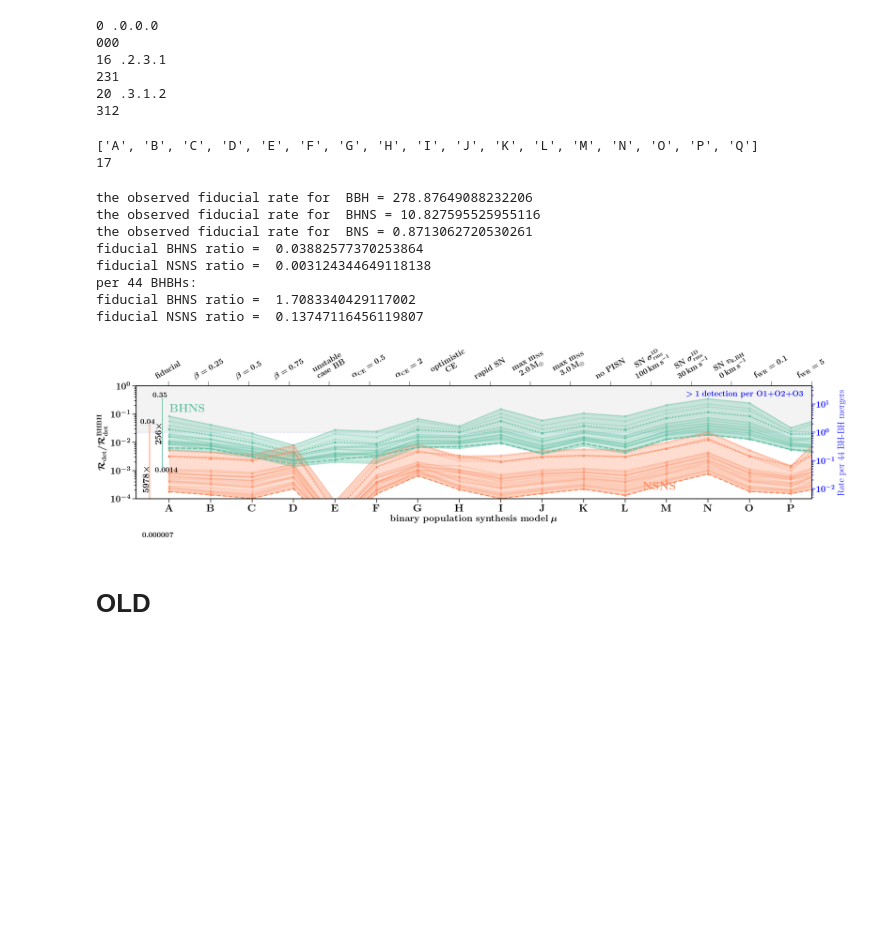
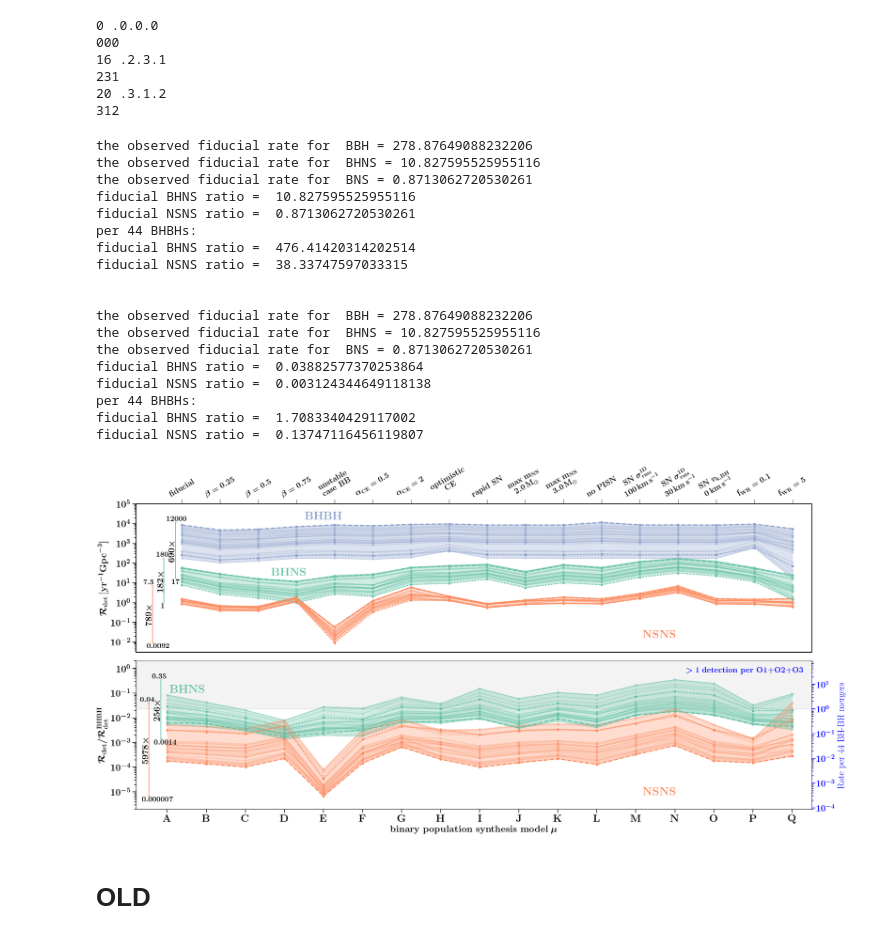
Before and after one commit to FloorBroekgaarden/Double-Compact-Object-Mergers, a Jupyter notebook: plottingCode/Fig_3/make_figure_3.ipynb, the cells around one changed output. Cells and saved outputs as stored; diff of their text form; code cells hidden in the pictures; blank space fills up the shorter version.

```diff
--- a/plottingCode/Fig_3/make_figure_3.ipynb
+++ b/plottingCode/Fig_3/make_figure_3.ipynb
@@ -699,46 +713,57 @@ def plot_rates(axe=None, whichRate='intrinsic', ylims=[0,1]):
 
 
     return
-# %%
-print(BPSnameslist)
-print(nModels)
-# %% [output]
-['A', 'B', 'C', 'D', 'E', 'F', 'G', 'H', 'I', 'J', 'K', 'L', 'M', 'N', 'O', 'P', 'Q']
-17
 # %%
 ncols=1
-nrows=1
-f, axe= plt.subplots(ncols=ncols,nrows=nrows,figsize=(28,8))
+nrows=2
+f, axe= plt.subplots(ncols=ncols,nrows=nrows,figsize=(28,14))
 
 
 
+whichRate='observed'
+ylims =[0.0031,1E5]
+plot_rates(axe=axe[0], whichRate=whichRate, ylims=ylims)
+
+
+print()
+print()
+
 background = True
-whichRate='observed'
-ylims =[0.0001,1]
-plot_rates_ratio(axe=axe, whichRate=whichRate, ylims=ylims)
+ylims =[0.000002,2]
+plot_rates_ratio(axe=axe[1], whichRate=whichRate, ylims=ylims)
 
 
 plt.tight_layout()
 plt.subplots_adjust(wspace=0, hspace=0.06)#2)
 if background==False:
     plt.savefig('./Rates_' +whichRate + '_ratio.png', dpi=300, transparent=False)#,\
     plt.savefig('./Rates_' +whichRate + '_ratio.pdf')#,\
 else:
     plt.savefig('./Rates_' +whichRate + '_ratio_bckground.png', dpi=300, transparent=False)#,\
     plt.savefig('./Rates_' +whichRate + '_ratio_bckground.pdf')#,\
 plt.show()
 
 plt.close()
 # %% [output]
+the observed fiducial rate for  BBH = 278.87649088232206
+the observed fiducial rate for  BHNS = 10.827595525955116
+the observed fiducial rate for  BNS = 0.8713062720530261
+fiducial BHNS ratio =  10.827595525955116
+fiducial NSNS ratio =  0.8713062720530261
+per 44 BHBHs:
+fiducial BHNS ratio =  476.41420314202514
+fiducial NSNS ratio =  38.33747597033315
+
+
 the observed fiducial rate for  BBH = 278.87649088232206
 the observed fiducial rate for  BHNS = 10.827595525955116
 the observed fiducial rate for  BNS = 0.8713062720530261
 fiducial BHNS ratio =  0.03882577370253864
 fiducial NSNS ratio =  0.003124344649118138
 per 44 BHBHs:
 fiducial BHNS ratio =  1.7083340429117002
 fiducial NSNS ratio =  0.13747116456119807
-[figure, old version]
+[figure, new version]
 # %% [markdown]
 # OLD
 # %%
```
Also changed, not shown: parts of 1 cell of this notebook, 4 other files.
